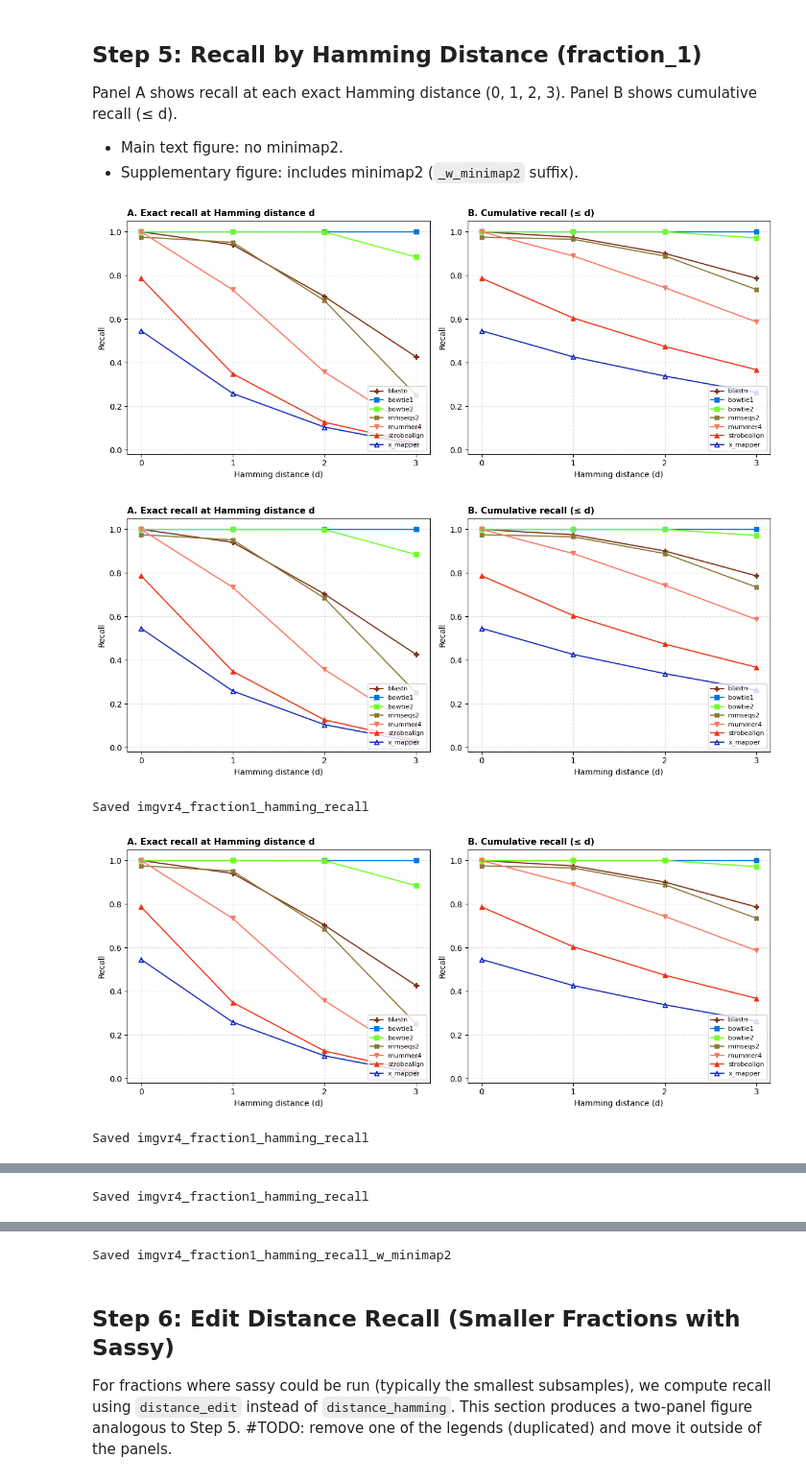
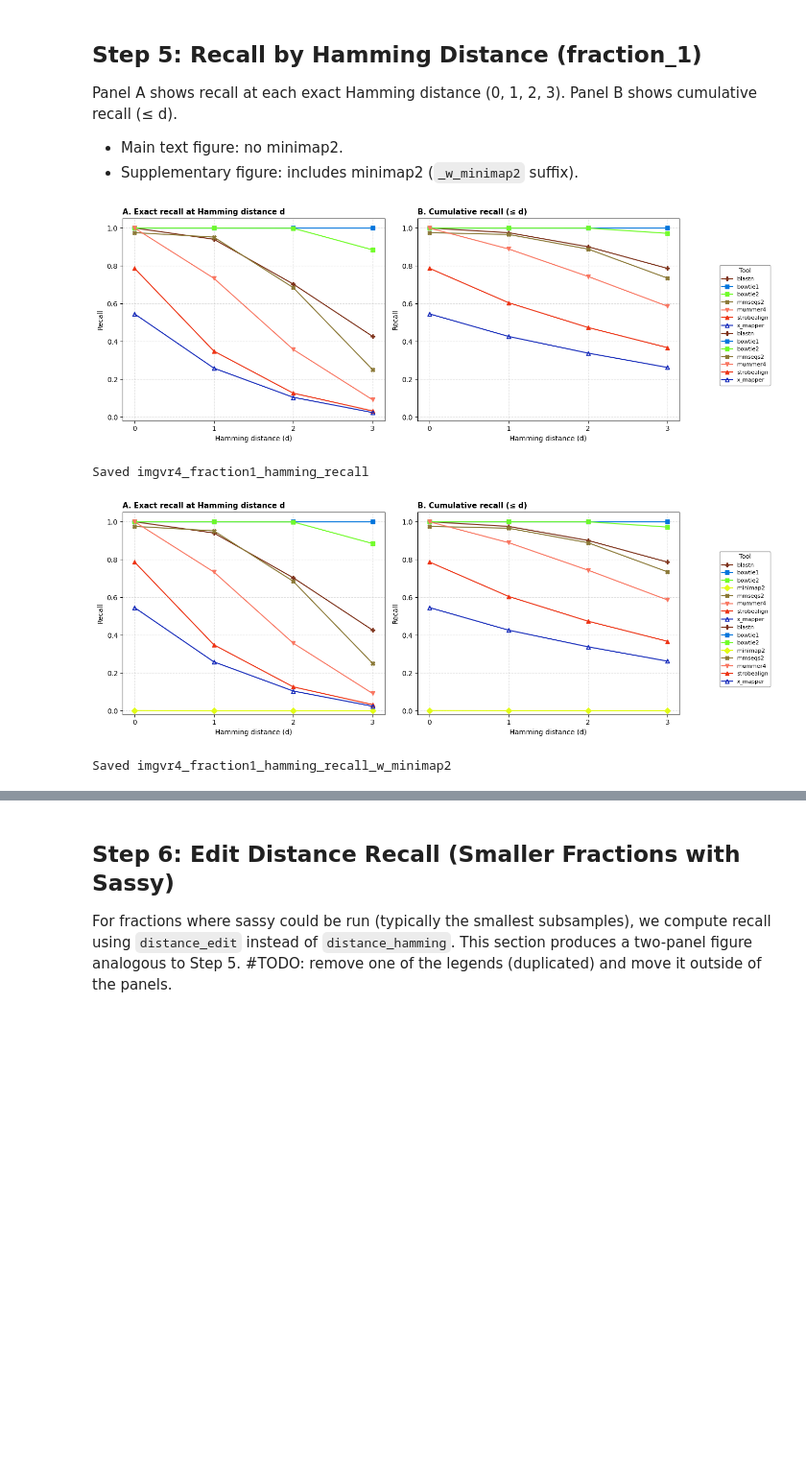
Before and after one commit to UriNeri/spacer_matching_bench, a Jupyter notebook: notebooks/Performance_imgvr4_v3.ipynb, the cells around one changed output, grey strips where cells are left out. Shown at 96% size. Saved outputs shown, nothing was run; the diff lists cells and outputs as text; code cells hidden in the pictures; blank space fills up the shorter version.

Commit message:
fix most duplicated legend on plots

```diff
--- a/notebooks/Performance_imgvr4_v3.ipynb
+++ b/notebooks/Performance_imgvr4_v3.ipynb
@@ -448,20 +443,18 @@ def plot_crossfraction_consistency(df: pl.DataFrame, include_minimap2: bool) ->
     markers = [tool_markers_mpl.get(t, 'o') for t in tools_sorted]
 
     for i, (t, m, s, mn, mx) in enumerate(zip(tools_sorted, means, stds, mins_r, maxs_r)):
-        ax.errorbar(i, m, yerr=s, fmt='none', color=colors[i], capsize=4, linewidth=1.5)
-        ax.scatter(i, m, color=colors[i], marker=markers[i], s=80, zorder=4)
-        # overlay min/max as thin lighter lines
-        ax.plot([i, i], [mn, mx], color=colors[i], alpha=0.4, linewidth=1)
+        ax.errorbar(i, m, yerr=s, fmt='none', color=colors[i], capsize=4, linewidth=1)
+        ax.scatter(i, m, color=colors[i], marker=markers[i], s=80, zorder=4,linewidths=1)
 
     ax.set_xticks(x)
     ax.set_xticklabels(tools_sorted, rotation=40, ha='right', fontsize=10)
     ax.set_ylim(0, 1.07)
     ax.yaxis.set_major_locator(mticker.MultipleLocator(0.1))
-    ax.set_ylabel('Recall (fraction of validated regions)', fontsize=11, fontweight='bold')
+    ax.set_ylabel('Recall (fraction of valid regions)', fontsize=11, fontweight='bold')
     ax.set_xlabel('Tool', fontsize=11, fontweight='bold')
     ax.set_title(
-        'Cross-fraction recall consistency at Hamming distance <=3\n'
-        '(mean ± SD; thin lines show min/max)',
+        'Recall consistency at Hamming distance <=3\n'
+        '(mean ± SD)',
         fontsize=12, fontweight='bold'
     )
     ax.grid(True, axis='y', alpha=0.3, linestyle='--')
@@ -473,7 +466,8 @@ for include_mm2 in [False, True]:
     fig = plot_crossfraction_consistency(all_fractions_df, include_minimap2=include_mm2)
     stem = figure_stem('imgvr4_across_fractions_recall_consistency_hamming_le3', include_mm2)
     target_dirs = [SUPP_FIG_DIR, OUTPUT_DIR] if include_mm2 else [MAIN_FIG_DIR, SUPP_FIG_DIR, OUTPUT_DIR]
-    save_mpl_figure_bundle(fig, stem, target_dirs, dpi=300)
+    save_mpl_figure_bundle(fig, stem, target_dirs, dpi=320)
+    plt.show()
     plt.close(fig)
     print(f"Saved {stem}")
 
@@ -649,8 +582,8 @@ def compute_recall_by_distance(
 
     Each unique region (spacer_id, contig_id, region_idx) is assigned its
     MINIMUM distance across all tools.  This is the oracle "true" distance for
-    that region — the best alignment any tool achieved.  Using the minimum
-    avoids double-counting regions across distance bins (a region with min_dist=1
+    that region — the best alignment any tool achieved.  Using the minimum SHOULD
+    avoid double-counting regions across distance bins (a region with min_dist=1
     that some tools also report at distance 2 is counted only in the d=1 bin).
 
     A tool is credited with finding a region if it has any row for that region
@@ -729,36 +662,46 @@ def _plot_hamming_recall_panels(
                 tool_data['distance'].to_list(),
                 tool_data['recall'].to_list(),
                 color=color, marker=marker, label=tool, linewidth=1.5, markersize=6,
             )
         ax.set_xlabel('Hamming distance (d)')
         ax.set_ylabel('Recall')
         ax.set_xticks(dist_values)
         ax.set_ylim(-0.02, 1.05)
-        ax.legend(fontsize=8, loc='lower right')
+        # ax.legend(fontsize=8, loc='lower right')
         ax.grid(True, linestyle='--', alpha=0.4)
+
+    fig.legend(
+        # handles, labels,
+        loc='center left',
+        bbox_to_anchor=(1.05, 0.5),
+        frameon=True,
+        edgecolor='gray',
+        title='Tool',
+        fontsize=8,
+        title_fontsize=9,
+    )
 
     fig.tight_layout()
     return fig
 
 
 for include_mm2 in [False, True]:
     stem = figure_stem('imgvr4_fraction1_hamming_recall', include_mm2)
     fig = _plot_hamming_recall_panels(results_hamming3, tools_in_results, include_minimap2=include_mm2)
     if include_mm2:
         save_mpl_figure_bundle(fig, stem, [SUPP_FIG_DIR])
     else:
         save_mpl_figure_bundle(fig, stem, [MAIN_FIG_DIR, SUPP_FIG_DIR])
     plt.show()
     plt.close(fig)
     print(f"Saved {stem}")
 
 # Export recall tables
 for mode in ['exact', 'cumulative']:
     recall_df = compute_recall_by_distance(results_hamming3, tools_in_results, 'distance_hamming', dist_values, mode=mode)
     export_table(recall_df, f'imgvr4_fraction1_hamming_recall_{mode}', [SUPP_TABLE_DIR])
 # %% [output]
-[figure, old version]
+[figure, new version]
+Saved imgvr4_fraction1_hamming_recall
-[figure, old version]
+[figure, new version]
-Saved imgvr4_fraction1_hamming_recall
-[figure, removed]
-Saved imgvr4_fraction1_hamming_recall
+Saved imgvr4_fraction1_hamming_recall_w_minimap2
@@ -767 +707,0 @@ Saved imgvr4_fraction1_hamming_recall
-Saved imgvr4_fraction1_hamming_recall
@@ -769,4 +708,3 @@ Saved imgvr4_fraction1_hamming_recall
-Saved imgvr4_fraction1_hamming_recall_w_minimap2
 # %% [markdown]
 ## Step 6: Edit Distance Recall (Smaller Fractions with Sassy)
 
```
Also changed, not shown: parts of 18 cells of this notebook, 41 other files.
